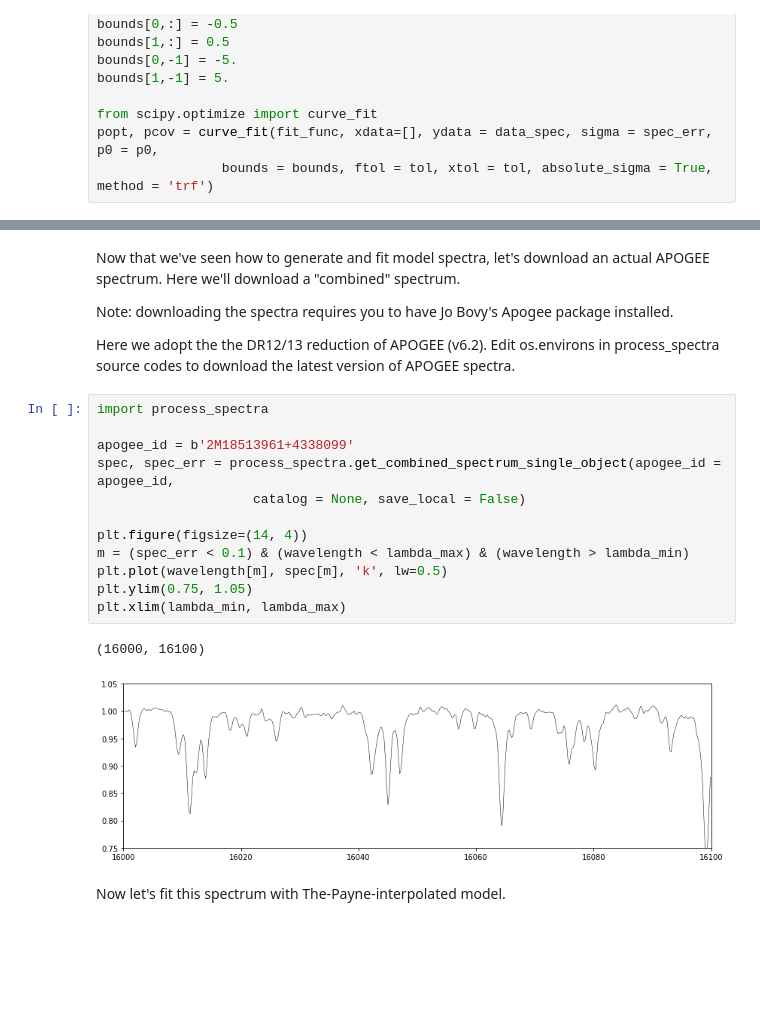
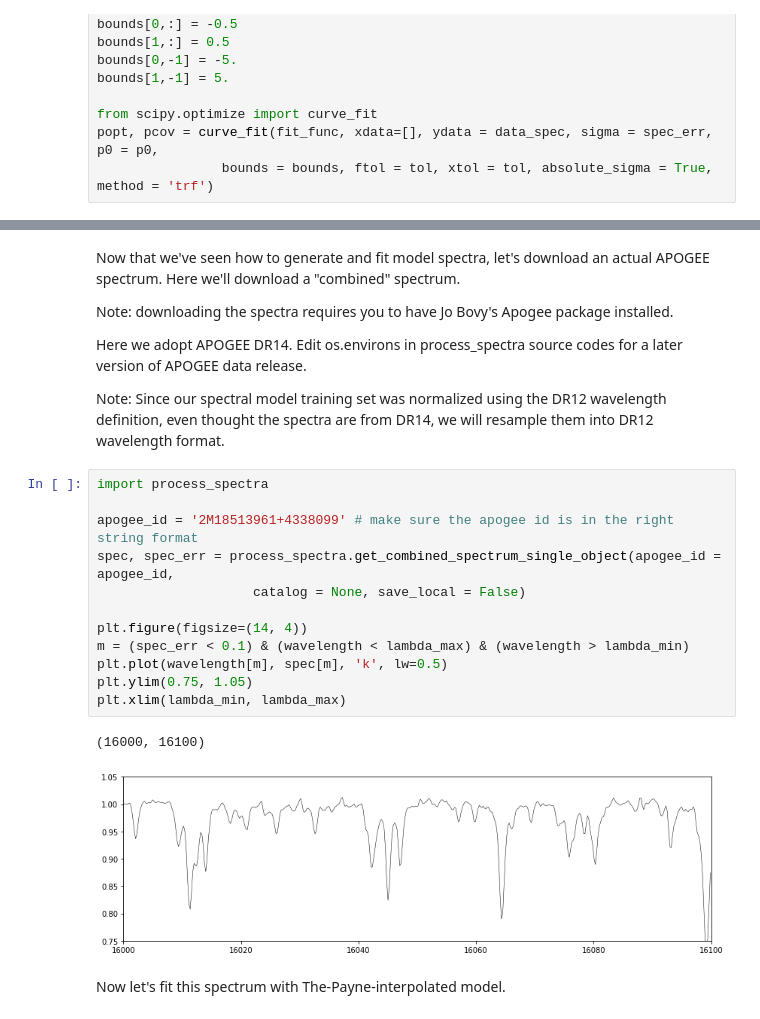
Before and after one commit to tingyuansen/The_Payne, a Jupyter notebook: tutorial.ipynb, the cells around one changed output, grey strips where cells are left out. Saved outputs shown, nothing was run; the diff lists cells and outputs as text; blank space fills up the shorter version.

```diff
--- a/tutorial.ipynb
+++ b/tutorial.ipynb
@@ -121,22 +121,25 @@ Now that we've seen how to generate and fit model spectra, let's download an act
 
 Note: downloading the spectra requires you to have Jo Bovy's Apogee package installed.
 
-Here we adopt the the DR12/13 reduction of APOGEE (v6.2). Edit os.environs in process_spectra source codes to download the latest version of APOGEE spectra.
+Here we adopt APOGEE DR14. Edit os.environs in process_spectra source codes for a later version of APOGEE data release.
+
+Note: Since our spectral model training set was normalized using the DR12 wavelength definition,
+even thought the spectra are from DR14, we will resample them into DR12 wavelength format.
 # %%
 import process_spectra
 
-apogee_id = b'2M18513961+4338099'
+apogee_id = '2M18513961+4338099' # make sure the apogee id is in the right string format
 spec, spec_err = process_spectra.get_combined_spectrum_single_object(apogee_id = apogee_id,
                     catalog = None, save_local = False)
 
 plt.figure(figsize=(14, 4))
 m = (spec_err < 0.1) & (wavelength < lambda_max) & (wavelength > lambda_min)
 plt.plot(wavelength[m], spec[m], 'k', lw=0.5)
 plt.ylim(0.75, 1.05)
 plt.xlim(lambda_min, lambda_max)
 # %% [output]
 (16000, 16100)
-[figure, old version]
+[figure, new version]
 # %% [markdown]
 Now let's fit this spectrum with The-Payne-interpolated model.
 # %%
```
Also changed, not shown: parts of 2 cells of this notebook, 1 other file.
